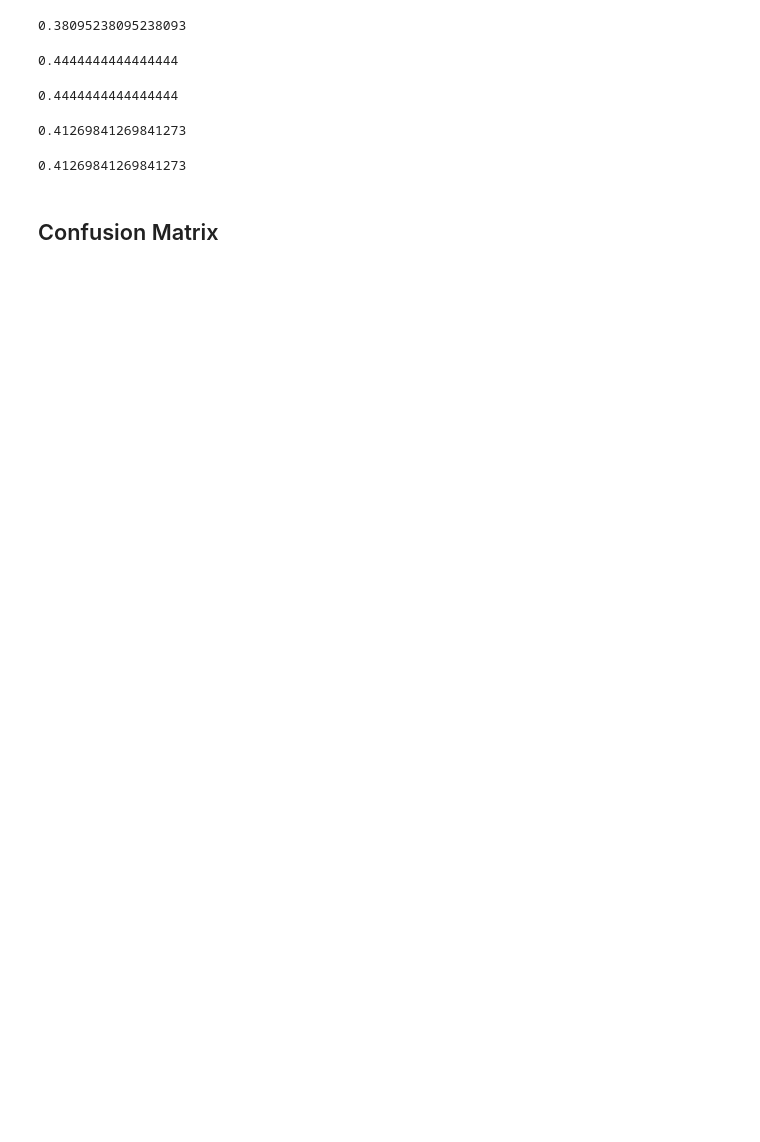
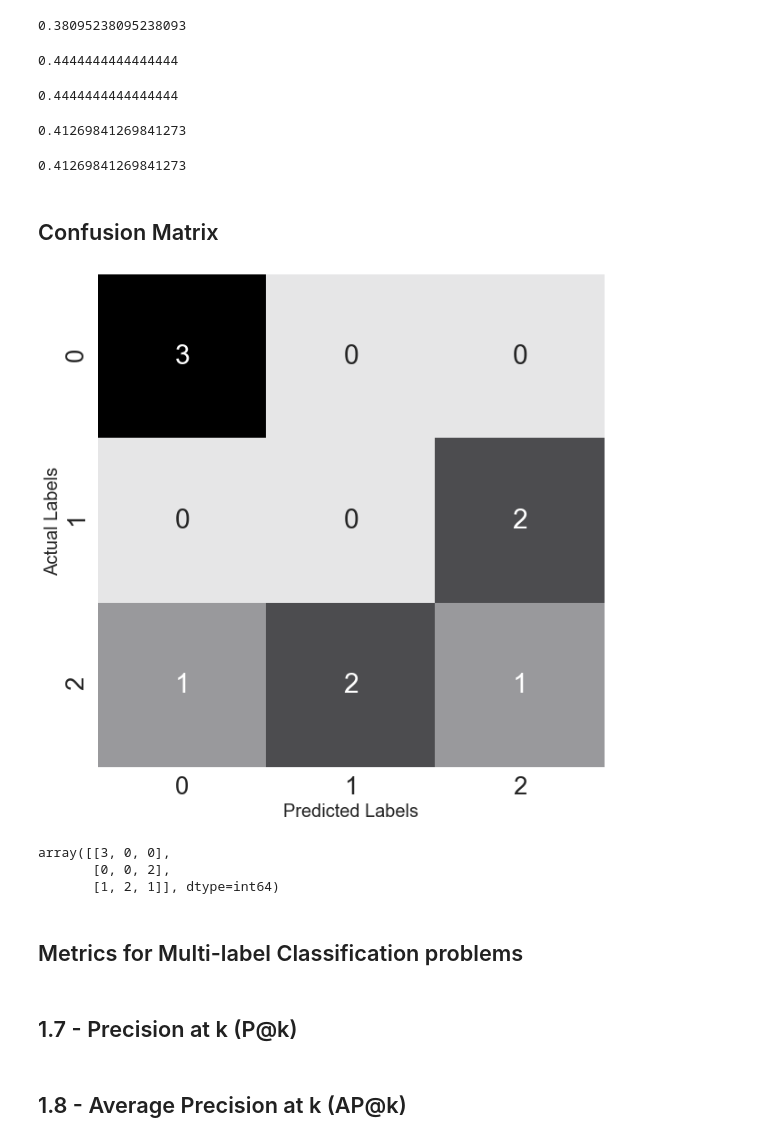
Before and after one commit to Praveer7/Approaching-any-ML-problem---Code, a Jupyter notebook: Evaluation Metrics.ipynb, the cells around one changed output. Drawn from its saved outputs; the diff is of its cells as text; code cells hidden in the pictures; blank space fills up the shorter version.

```diff
--- a/Evaluation Metrics.ipynb
+++ b/Evaluation Metrics.ipynb
@@ -993,3 +998,37 @@ metrics.f1_score(y_true, y_pred, average="weighted")
 0.41269841269841273
 # %% [markdown]
 ## Confusion Matrix
+# %%
+import matplotlib.pyplot as plt
+import seaborn as sns
+from sklearn import metrics
+
+# some targets
+y_true = [0, 1, 2, 0, 1, 2, 0, 2, 2]
+
+# some predictions
+y_pred = [0, 2, 1, 0, 2, 1, 0, 0, 2]
+
+# get confusion matrix from sklearn
+cm = metrics.confusion_matrix(y_true, y_pred)
+
+# plot using matplotlib and seaborn
+plt.figure(figsize=(10, 10))
+cmap = sns.cubehelix_palette(50, hue=0.05, rot=0, light=0.9, dark=0, as_cmap=True)
+sns.set(font_scale=2.5)
+sns.heatmap(cm, annot=True, cmap=cmap, cbar=False)
+plt.ylabel('Actual Labels', fontsize=20)
+plt.xlabel('Predicted Labels', fontsize=20)
+plt.show()
+# %% [output]
+[figure, added]
+# %%
+cm
+# %% [output]
+array([[3, 0, 0],
+       [0, 0, 2],
+       [1, 2, 1]], dtype=int64)
+# %% [markdown]
+## Metrics for Multi-label Classification problems
+# %% [markdown]
+## 1.7 - Precision at k (P@k)
@@ -995,0 +1063,2 @@ metrics.f1_score(y_true, y_pred, average="weighted")
+# %% [markdown]
+## 1.8 - Average Precision at k (AP@k)
```
Also changed, not shown: parts of 13 cells of this notebook.
